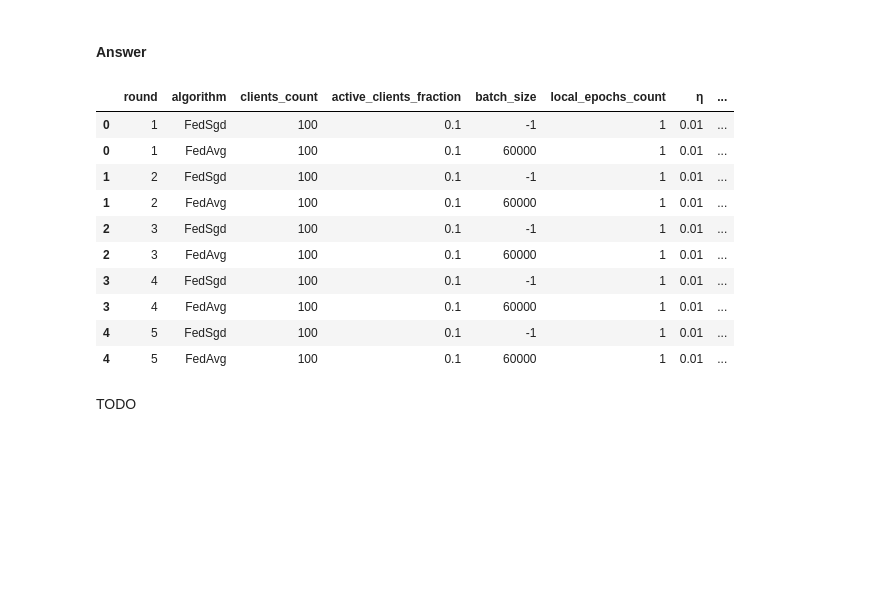
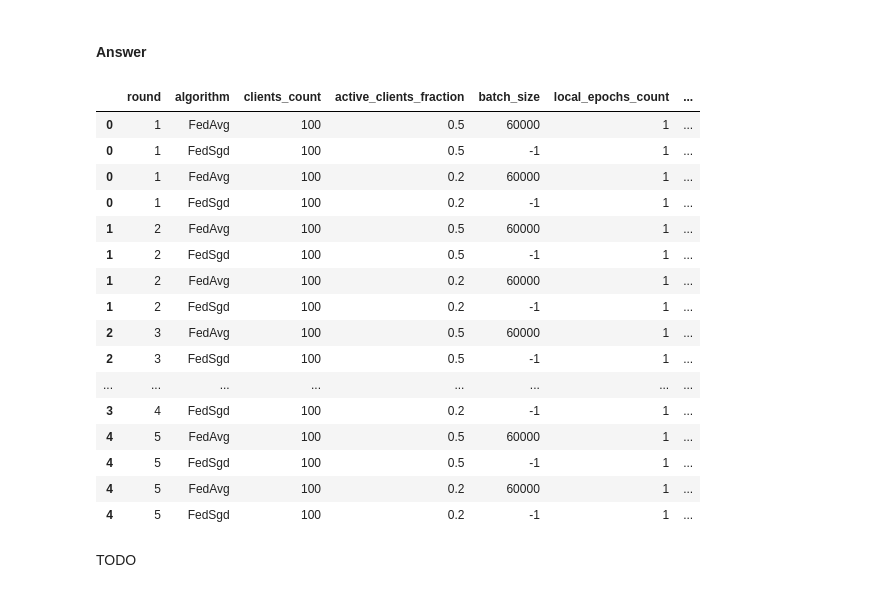
Before and after one commit to Quaffel/university-distributed-deep-learning, a Jupyter notebook: federated-learning/fedsgd-vs-fedavg/homework.ipynb, the cells around one changed output. Cells and saved outputs as stored; diff of their text form; code cells hidden in the pictures; blank space fills up the shorter version.

```diff
--- a/federated-learning/fedsgd-vs-fedavg/homework.ipynb
+++ b/federated-learning/fedsgd-vs-fedavg/homework.ipynb
@@ -183,18 +187,52 @@ fedavg_results = run_fedavg(
+# %%
+client_fraction_variants = [0.5, 0.2]
+learning_rate_variants = [0.01, 0.1]
+# %%
+fedsgd_results = [
+    run_fedsgd(
+        rounds=5, active_clients_fraction=client_fraction, learning_rate=learning_rate
+    )
+    for client_fraction, learning_rate in tqdm(
+        zip(client_fraction_variants, learning_rate_variants),
+        "client fraction/learning rate variants",
+        leave=False,
+    )
+]
+# %%
+fedavg_results = [
+    run_fedavg(
+        rounds=5,
+        active_clients_fraction=client_fraction,
+        learning_rate=learning_rate,
+        batch_size=len(train_dataset),
+    )
+    for client_fraction, learning_rate in tqdm(
+        zip(client_fraction_variants, learning_rate_variants),
+        "client fraction/learning rate variants",
+        leave=False,
+    )
+]
 # %%
-df = pd.concat([fedsgd_results, fedavg_results])
-df.sort_values("round")
+df = pd.concat([*fedsgd_results, *fedavg_results])
+df.sort_values(["round", "learning_rate", "algorithm"])
 # %% [output]
-|  | round | algorithm | clients_count | active_clients_fraction | batch_size | local_epochs_count | η | ... |
-| 0 | 1 | FedSgd | 100 | 0.1 | -1 | 1 | 0.01 | ... |
-| 0 | 1 | FedAvg | 100 | 0.1 | 60000 | 1 | 0.01 | ... |
-| 1 | 2 | FedSgd | 100 | 0.1 | -1 | 1 | 0.01 | ... |
-| 1 | 2 | FedAvg | 100 | 0.1 | 60000 | 1 | 0.01 | ... |
-| 2 | 3 | FedSgd | 100 | 0.1 | -1 | 1 | 0.01 | ... |
-| 2 | 3 | FedAvg | 100 | 0.1 | 60000 | 1 | 0.01 | ... |
-| 3 | 4 | FedSgd | 100 | 0.1 | -1 | 1 | 0.01 | ... |
-| 3 | 4 | FedAvg | 100 | 0.1 | 60000 | 1 | 0.01 | ... |
-| 4 | 5 | FedSgd | 100 | 0.1 | -1 | 1 | 0.01 | ... |
-| 4 | 5 | FedAvg | 100 | 0.1 | 60000 | 1 | 0.01 | ... |
+|  | round | algorithm | clients_count | active_clients_fraction | batch_size | local_epochs_count | ... |
+| 0 | 1 | FedAvg | 100 | 0.5 | 60000 | 1 | ... |
+| 0 | 1 | FedSgd | 100 | 0.5 | -1 | 1 | ... |
+| 0 | 1 | FedAvg | 100 | 0.2 | 60000 | 1 | ... |
+| 0 | 1 | FedSgd | 100 | 0.2 | -1 | 1 | ... |
+| 1 | 2 | FedAvg | 100 | 0.5 | 60000 | 1 | ... |
+| 1 | 2 | FedSgd | 100 | 0.5 | -1 | 1 | ... |
+| 1 | 2 | FedAvg | 100 | 0.2 | 60000 | 1 | ... |
+| 1 | 2 | FedSgd | 100 | 0.2 | -1 | 1 | ... |
+| 2 | 3 | FedAvg | 100 | 0.5 | 60000 | 1 | ... |
+| 2 | 3 | FedSgd | 100 | 0.5 | -1 | 1 | ... |
+| ... | ... | ... | ... | ... | ... | ... | ... |
+| 3 | 4 | FedSgd | 100 | 0.2 | -1 | 1 | ... |
+| 4 | 5 | FedAvg | 100 | 0.5 | 60000 | 1 | ... |
+| 4 | 5 | FedSgd | 100 | 0.5 | -1 | 1 | ... |
+| 4 | 5 | FedAvg | 100 | 0.2 | 60000 | 1 | ... |
+| 4 | 5 | FedSgd | 100 | 0.2 | -1 | 1 | ... |
 # %% [markdown]
 TODO
 # %% [markdown]
```
Also changed, not shown: parts of 31 cells of this notebook.
